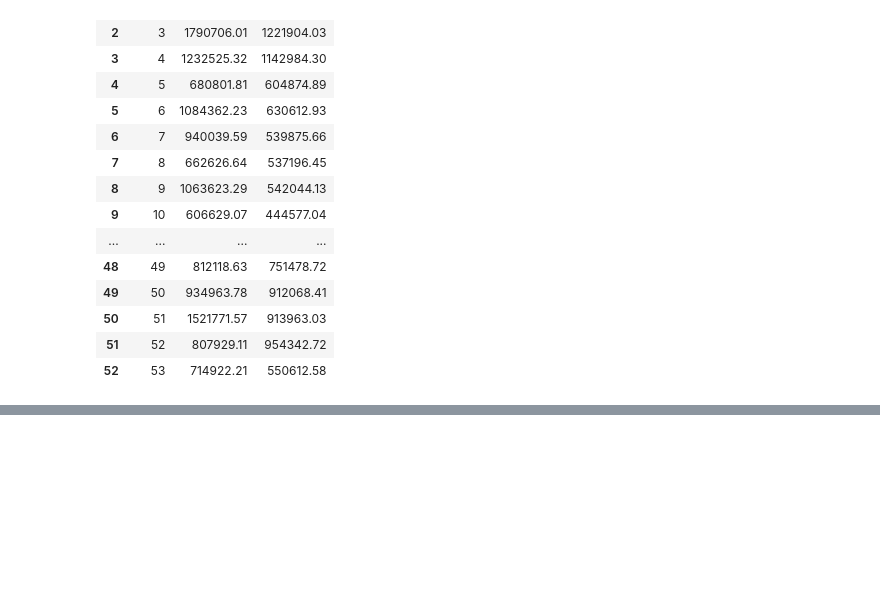
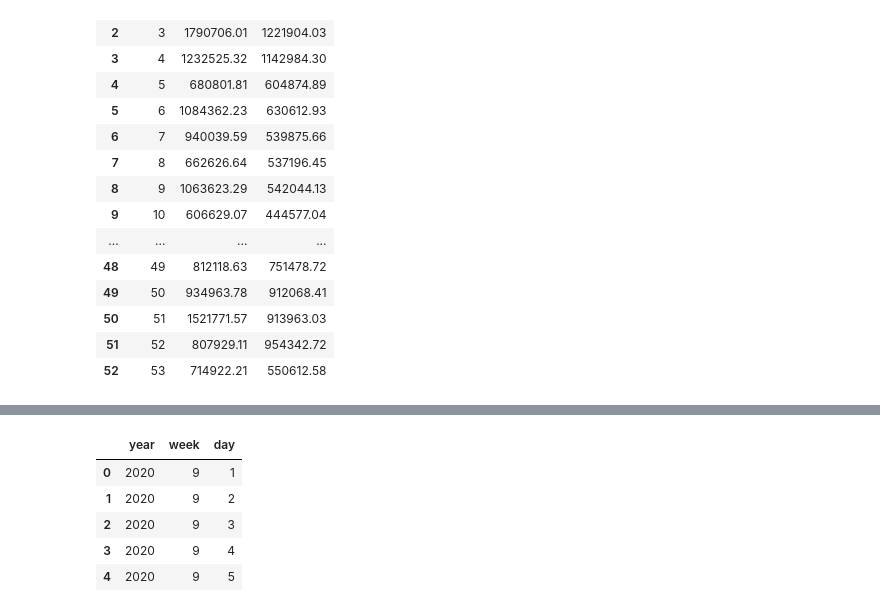
Before and after one commit to RafaelGFernandez01/first_project-, a Jupyter notebook: first-project .ipynb, the cells around one changed output, grey strips where cells are left out. Cells and saved outputs as stored; diff of their text form; code cells hidden in the pictures; blank space fills up the shorter version.

```diff
--- a/first-project .ipynb
+++ b/first-project .ipynb
@@ -124,0 +125,11 @@ covid_df=covid_df[covid_df['Date']<=pd.Timestamp(2020,12,31)]
+# %%
+covid_data_df['date'].dt.isocalendar()
+weeks = covid_data_df['date'].dt.isocalendar()
+weeks.head()
+# %% [output]
+|  | year | week | day |
+| 0 | 2020 | 9 | 1 |
+| 1 | 2020 | 9 | 2 |
+| 2 | 2020 | 9 | 3 |
+| 3 | 2020 | 9 | 4 |
+| 4 | 2020 | 9 | 5 |
```
Also changed, not shown: parts of 12 cells of this notebook.
